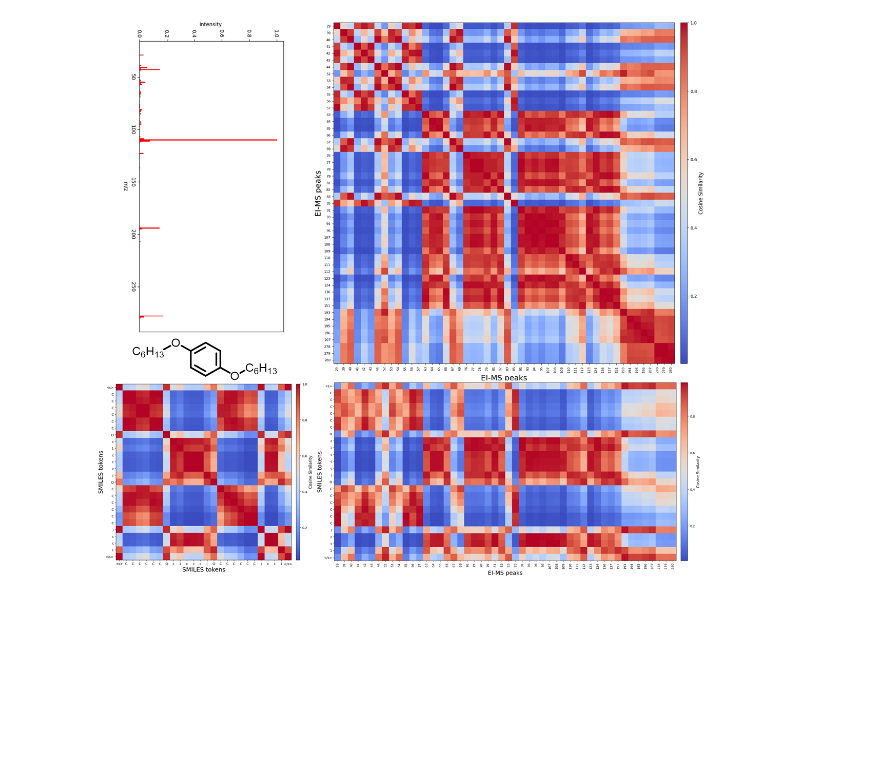
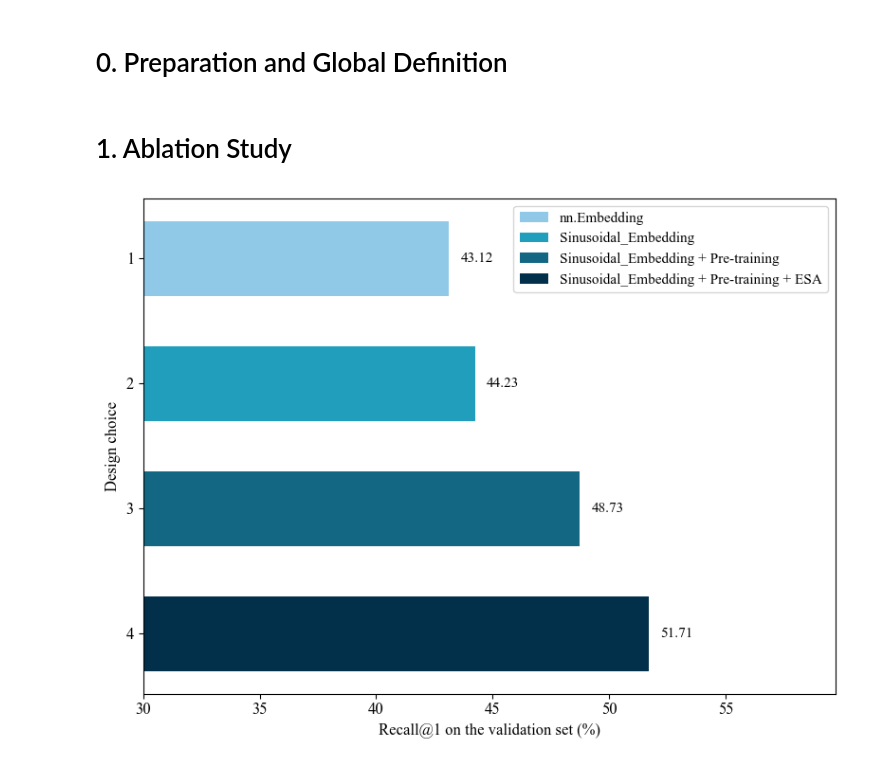
Before and after one commit to crxcsu/CSU-EI, a Jupyter notebook: analyzer/Interacting_with_CSUEI.ipynb, the cells around one changed output. Cells and saved outputs as stored; diff of their text form; code cells hidden in the pictures; blank space fills up the shorter version.

```diff
--- a/analyzer/Interacting_with_CSUEI.ipynb
+++ b/analyzer/Interacting_with_CSUEI.ipynb
@@ -51,12 +0,0 @@ CSUEI(
-# %%
-# Load data
-with open("data/xianglansu/smiles_ms.json", 'r') as f:
-# with open("data/set1/smiles_ms.json", 'r') as f:
-
-    nist_23data = json.loads(f.read())
-
-SMILES = []
-EIMS = []
-for data in nist_23data:
-    EIMS.append(data["peaks"])
-    SMILES.append(data["smiles"])
@@ -291,7 +0,0 @@ from data_provider.dataset import *
-# %%
-with open("/home/jialong/CSU-EI/configs/config_2026-01-25_215346.json", 'r') as f:
-        config_json = json.loads(f.read())
-model_dict = torch.load("/home/jialong/CSU-EI/results/CSUEI_nist23_smil6_msl8_bs1024_DDP1_lr4.0e-04_smiesa1_msesa1_rm1_2026-01-25_215346/checkpoints/trained_model_2026-01-25_215346.pth")
-model = CSUEI(**config_json["model_config"])
-model.load_state_dict(model_dict)
-tokenizer = build_tokenizer(config_json['roberta_tokenizer_path'])
@@ -686,2 +1,2 @@ for i in range(len(mol_list)):
-# %% [markdown]
-![image.png](attachment:image.png)
+# %% [markdown]
+# 0. Preparation and Global Definition
@@ -687,0 +44,34 @@ for i in range(len(mol_list)):
+# %% [markdown]
+# 1. Ablation Study
+# %%
+labels = [
+    'nn.Embedding',
+    'Sinusoidal_Embedding',
+    'Sinusoidal_Embedding + Pre-training',
+    'Sinusoidal_Embedding + Pre-training + ESA'
+]
+
+# Retrieve Top-1 Accuracy
+# Corrected list comprehension: iterate 'p' over 'ablation_study_paths'
+values = np.array([get_topk_acc(p, k_list=['1'])[0][0] for p in ablation_study_paths])
+# Plotting
+plt.figure(figsize=(8, 6))
+colors, y_pos = ['#02304a', '#136783', '#219ebc', '#90c9e7'], range(len(labels))
+bars = plt.barh(y_pos, values[::-1], color=colors, label=labels[::-1], height=0.6)
+# Styling
+plt.xlim(30, max(values) + 8)
+plt.xticks(np.arange(30, 60, 5), fontsize=12, fontname='Times New Roman')
+plt.yticks(y_pos, [4, 3, 2, 1], fontsize=12, fontname='Times New Roman')
+plt.xlabel('Recall@1 on the validation set (%)', fontsize=12, fontname='Times New Roman')
+plt.ylabel('Design choice', fontsize=12, fontname='Times New Roman')
+# Annotations
+for bar in bars:
+    plt.text(bar.get_width() + 0.5, bar.get_y() + bar.get_height()/2, f'{bar.get_width():.2f}',
+             va='center', ha='left', fontsize=11, fontname='Times New Roman')
+# Legend
+handles, lbls = plt.gca().get_legend_handles_labels()
+plt.legend(handles[::-1], lbls[::-1], prop={'family': 'Times New Roman', 'size': 11}, loc='upper right')
+plt.tight_layout()
+plt.show()
+# %% [output]
+[figure, added]
```
Also changed, not shown: parts of 78 cells of this notebook.
